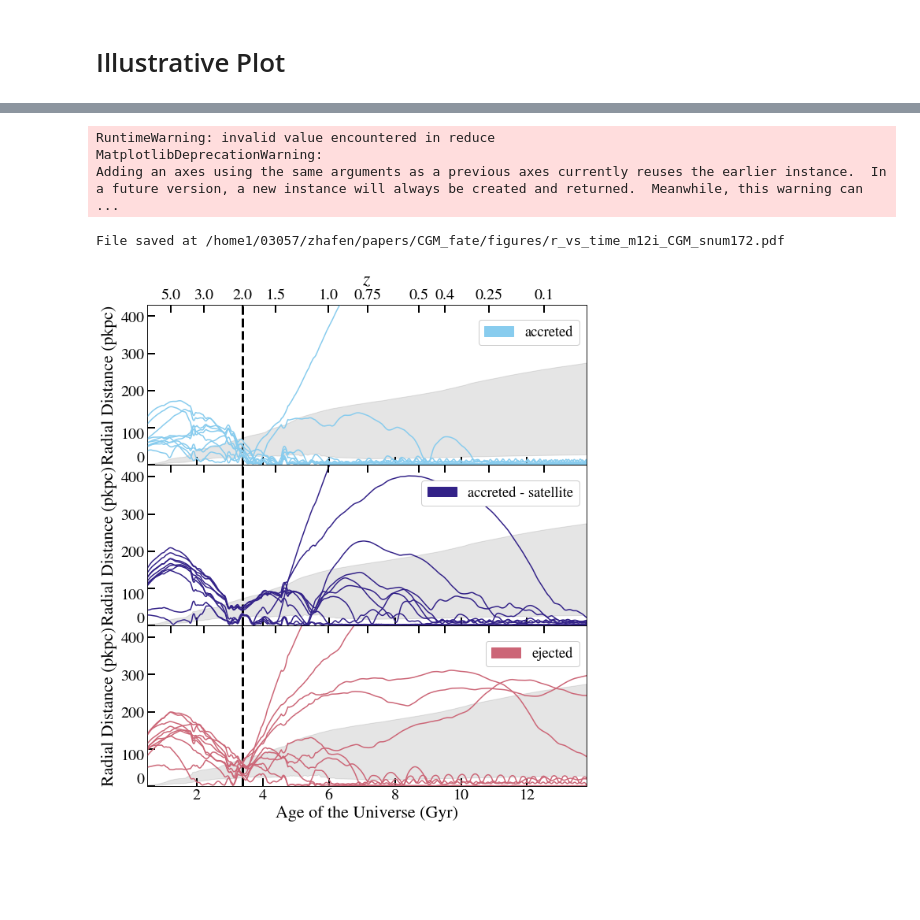
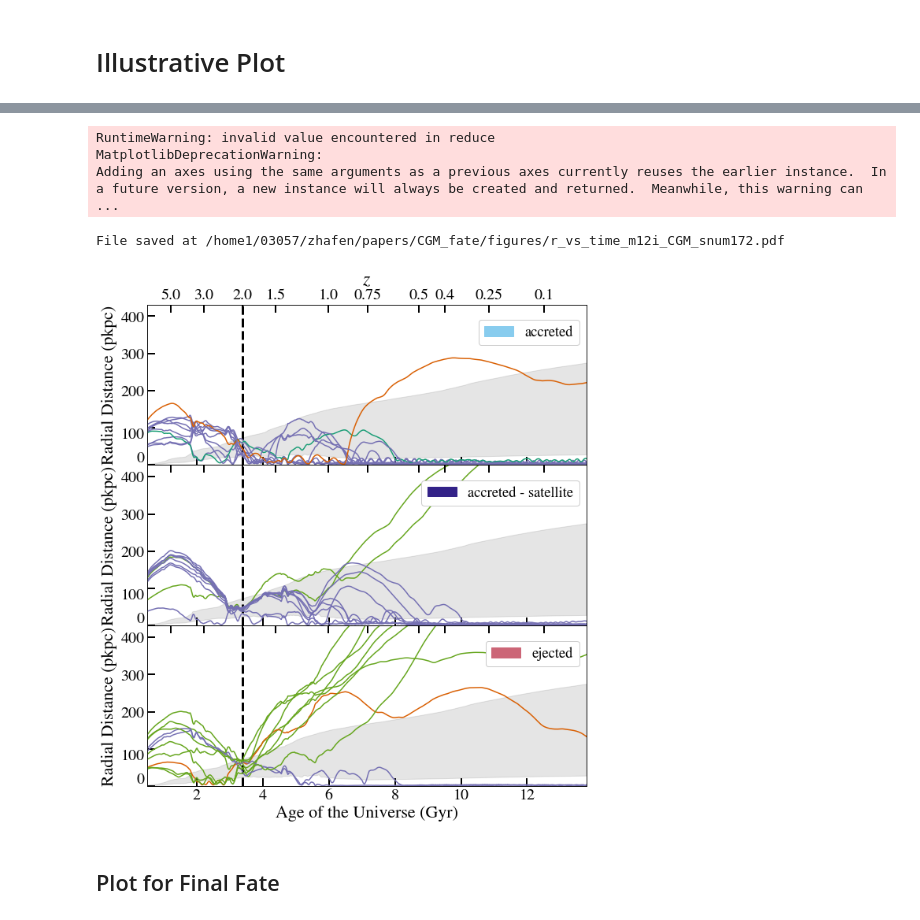
Before and after one commit to zhafen/CGM_fate_analysis, a Jupyter notebook: single_sim_analysis/streamline_plot.ipynb, the cells around one changed output, grey strips where cells are left out. Drawn from its saved outputs; the diff is of its cells as text; code cells hidden in the pictures; blank space fills up the shorter version.

```diff
--- a/single_sim_analysis/streamline_plot.ipynb
+++ b/single_sim_analysis/streamline_plot.ipynb
@@ -44,0 +32,5 @@ else:
+# %%
+sim_name, snum = exec_helpers.choose_config_or_commandline(
+    [ default_sim, default_snum ]
+)
+print( 'Using sim {}, snum {}'.format( sim_name, snum ) )
@@ -140,7 +130,7 @@ t_show_max = {
 # %%
 data_args = {
     465 : { 'smooth_data' : True, 'smoothing_window_length' : 21 },
-    172 : { 'smooth_data' : True, 'smoothing_window_length' : 21 },
+    172 : { 'smooth_data' : True, 'smoothing_window_length' : 11 },
     214 : { 'smooth_data' : True, 'smoothing_window_length' : 21 },
 }
 # %%
@@ -209,7 +199,7 @@ for j, sample_selected_interval in enumerate( [ False, True ] ):
             classification_ind = ind,
             start_ind = 'time_based',
             end_ind = ind,
-            t_start = 1.0,
+            t_start = t_show_max[snum],
             sample_size = 500,
             sample_selected_interval = sample_selected_interval,
             selected_interval_type = 'time_until_not',
@@ -420,7 +431,7 @@ if (config.MASS_BINS[sim_name] == 'm10'):
 # Don't plot CGM still for m12s at high-z, because there are just
 # too few particles
 if (
-    classification == 'is_CGM_still' and
+    snum < 465 and
     config.MASS_BINS[sim_name] == 'm12'
 ):
     used_classification_list.remove( 'is_CGM_still' )
@@ -475,6 +486,8 @@ for i, classification in enumerate( used_classification_list ):
         plot_CGM_region = True,
         CGM_region_alpha = 0.1,
         return_y_max = True,
+        classifications_to_color_on = p_constants.CLASSIFICATIONS_LOCATION,
+        ctco_ind = 0,
 #         line_features = {
 #             'is_class': {
 #                 'key': classification,
@@ -547,31 +560,33 @@ for i, classification in enumerate( used_classification_list ):
     ax.tick_params( direction='in' )
     ax2.tick_params( direction='in' )
 
     # Hide overlapping labels
     if not ax.is_first_row():
         ax2.xaxis.set_ticklabels([])
     if not ax.is_last_col():
         ax.xaxis.set_ticklabels([])
 
     # Avoid overlapping ticks
     ax.get_yticklabels()[0].set_verticalalignment( 'bottom' )
     ax.get_yticklabels()[1].set_verticalalignment( 'top' )
 
     # X label
     if ax2.is_first_row():
         ax2.set_xlabel( r'$z$', fontsize=24 )
 
 save_file = 'r_vs_time_{}.pdf'.format( defaults['tag'] )
 plotting.save_fig(
     out_dir = file_manager.get_project_figure_dir(),
     save_file = save_file,
     fig = fig,
 )
 
 fig
 # %% [output]
 RuntimeWarning: invalid value encountered in reduce
 MatplotlibDeprecationWarning:
 Adding an axes using the same arguments as a previous axes currently reuses the earlier instance.  In a future version, a new instance will always be created and returned.  Meanwhile, this warning can ...
 File saved at /home1/03057/zhafen/papers/CGM_fate/figures/r_vs_time_m12i_CGM_snum172.pdf
-[figure, old version]
+[figure, new version]
+# %% [markdown]
+## Plot for Final Fate
```
Also changed, not shown: parts of 17 cells of this notebook, 8 other files.
